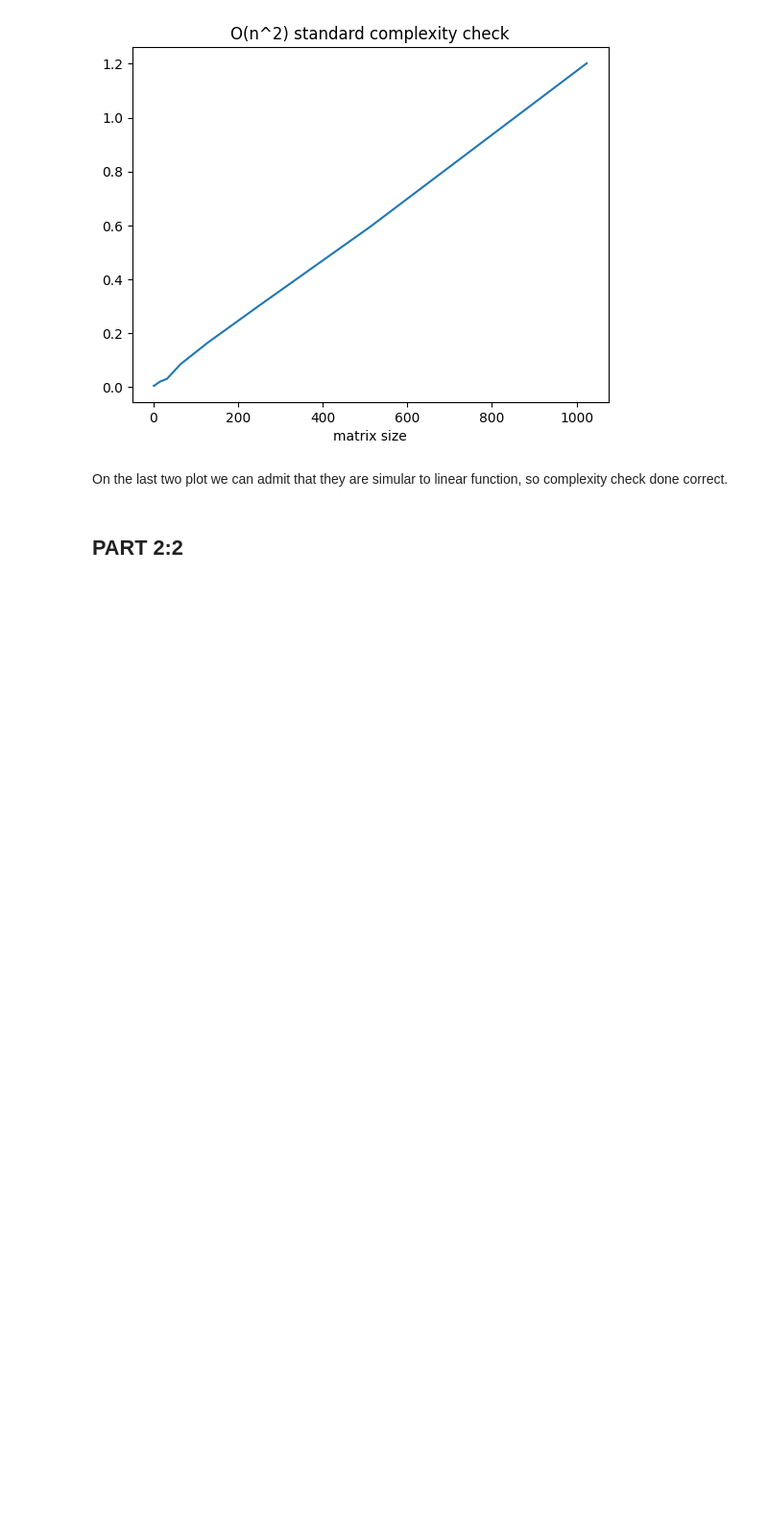
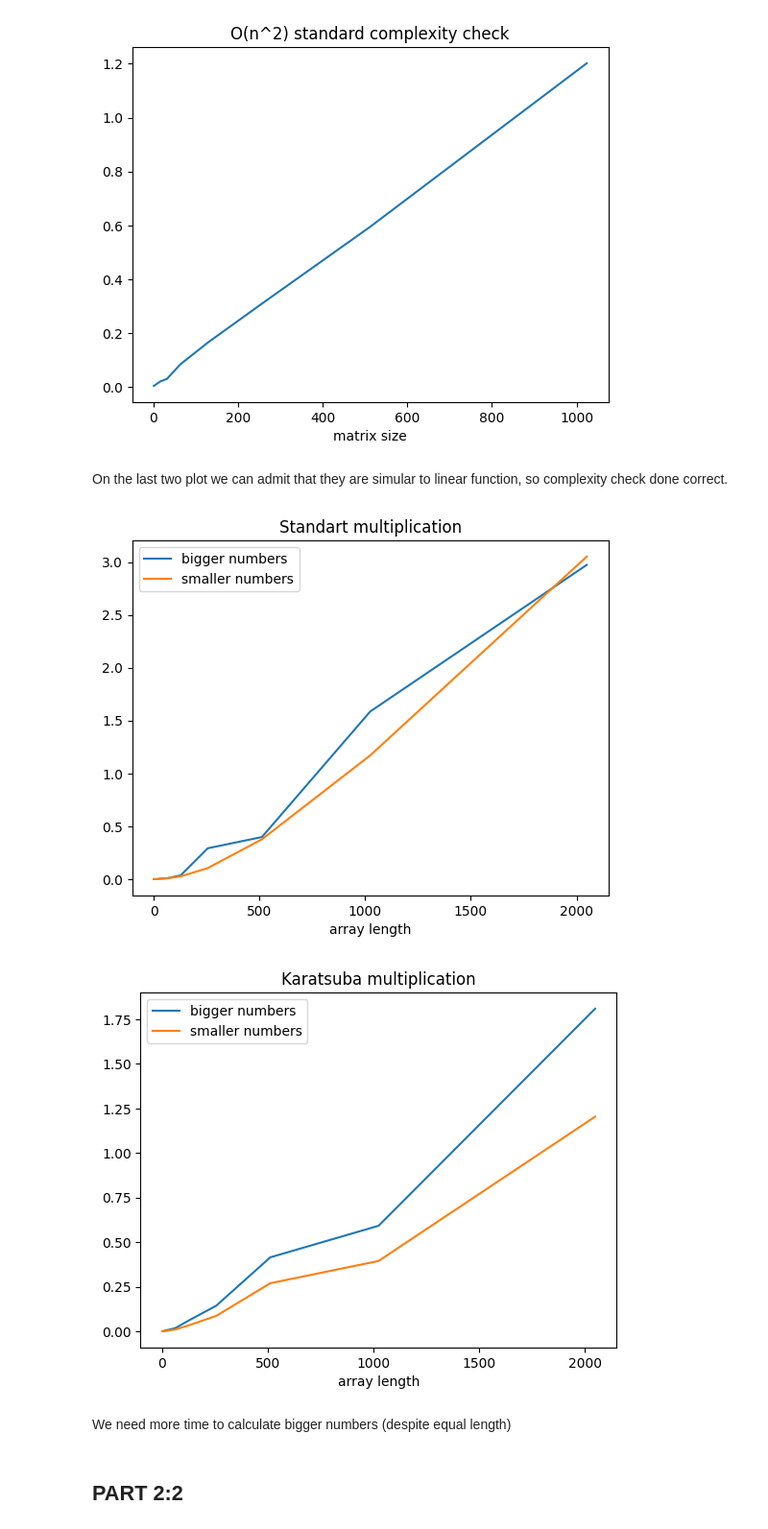
Before and after one commit to linndfors/algorithms_pr_1, a Jupyter notebook: algo/pract1.ipynb, the cells around one changed output. Shown: that part at 96% size. Saved outputs shown, nothing was run; the diff lists cells and outputs as text; code cells hidden in the pictures; blank space fills up the shorter version.

```diff
--- a/algo/pract1.ipynb
+++ b/algo/pract1.ipynb
@@ -206,7 +206,7 @@ kar_small_time = []
 strassen_new_time = []
 standard_new_time = []
 
-for v in range(11):
+for v in range(12):
     n_list.append(2 ** v)
 
 for x in n_list:
@@ -215,38 +215,48 @@ for x in n_list:
     number3 = ""
     for bit in range(x):
         number1 += "1"
         number2 += str(random.choice(bin_bit))
-        number2 += "0"
+        number3 += "0"
     time1 = time.time()
     multiply_bin_stand(number1, number2)
     time2 = time.time()
 
     time1_2 = time.time()
     multiply_bin_stand(number2, number3)
     time2_2 = time.time()
 
     time3 = time.time()
     karatsuba_multiplication(number1, number2)
     time4 = time.time()
 
     time3_2 = time.time()
     karatsuba_multiplication(number2, number3)
     time4_2 = time.time()
 
     stand_big_time.append(time2 - time1)
     stand_small_time.append(time2_2 - time1_2)
     kar_big_time.append(time4 - time3)
-    kar_big_time.append(time4_2 - time3_2)
+    kar_small_time.append(time4_2 - time3_2)
 
 
-plt.plot(n_list, stand_big_time.append, label="bigger numbers")
+plt.plot(n_list, stand_big_time, label="bigger numbers")
 plt.plot(n_list, stand_small_time, label="smaller numbers")
 plt.legend()
 plt.title("Standart multiplication")
 plt.xlabel("array length")
 plt.show()
-plt.plot(n_list, kar_big_time, label="Find k-smallest element")
-plt.plot(n_list, kar_small_time, label="Find k-smallest element")
+
+plt.plot(n_list, kar_big_time, label="bigger numbers")
+plt.plot(n_list, kar_small_time, label="smaller numbers")
+plt.legend()
+plt.title("Karatsuba multiplication")
+plt.xlabel("array length")
+plt.show()
+# %% [output]
+[figure, added]
+[figure, added]
+# %% [markdown]
+We need more time to calculate bigger numbers (despite equal length)
 # %% [markdown]
 ## PART 2:2
 # %% [markdown]
```
Also changed, not shown: parts of 7 cells of this notebook.
